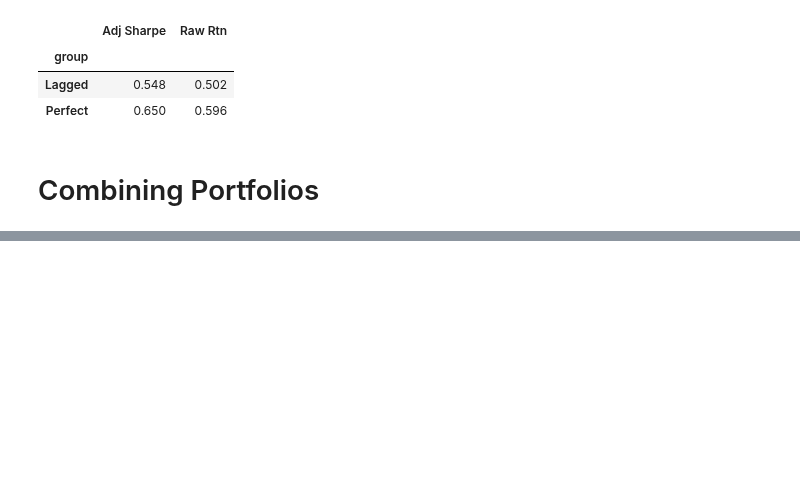
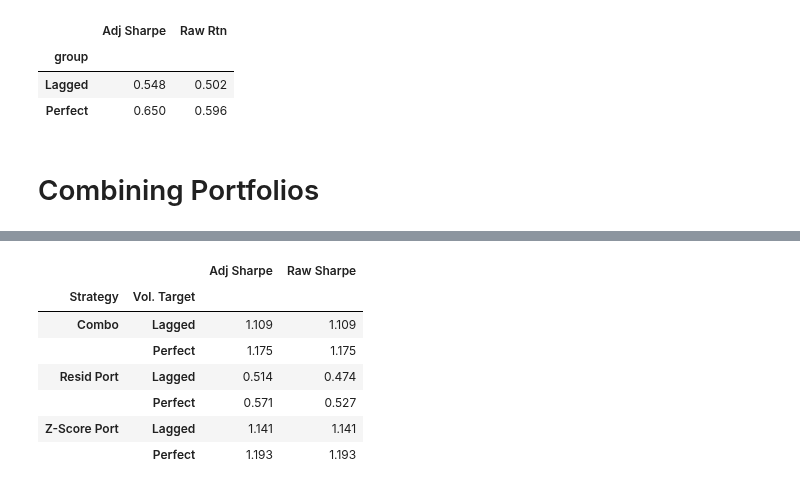
Before and after one commit to diegodalvarez/FXEquitySpillover, a Jupyter notebook: 1SignalStrategies.ipynb, the cells around one changed output, grey strips where cells are left out. Drawn from its saved outputs; the diff is of its cells as text; code cells hidden in the pictures; blank space fills up the shorter version.

```diff
--- a/DeciledZScore.ipynb
+++ b/1SignalStrategies.ipynb
@@ -586,0 +666,33 @@ df_port = (df_combined.drop(
+# %%
+(df_combo_port.assign(
+    adj_val = lambda x: np.where(x.value != 0, x.value, np.nan)).
+    rename(columns = {
+        "variable": "port",
+        "value"   : "raw_val"}).
+    melt(id_vars = ["date", "vol_group", "port"]).
+    drop(columns = ["date"]).
+    groupby(["vol_group", "port", "variable"]).
+    agg(lambda x: x.mean() / x.std() * np.sqrt(252)).
+    reset_index().
+    assign(vol_group = lambda x: x.vol_group.str.capitalize()).
+    rename(columns = {
+        "variable" : "",
+        "vol_group": "Vol. Target",
+        "port"     : "Strategy"}).
+    replace({
+        "adj_val"   : "Adj Sharpe",
+        "raw_val"   : "Raw Sharpe",
+        "combined"  : "Combo",
+        "resid_rtn" : "Resid Port",
+        "zscore_rtn": "Z-Score Port"}).
+    pivot(index = ["Strategy", "Vol. Target"], columns = "", values = "value").
+    apply(lambda x: np.round(x,3)))
+# %% [output]
+|  |  | Adj Sharpe | Raw Sharpe |
+| Strategy | Vol. Target |  |  |
+| Combo | Lagged | 1.109 | 1.109 |
+|  | Perfect | 1.175 | 1.175 |
+| Resid Port | Lagged | 0.514 | 0.474 |
+|  | Perfect | 0.571 | 0.527 |
+| Z-Score Port | Lagged | 1.141 | 1.141 |
+|  | Perfect | 1.193 | 1.193 |
```
Also changed, not shown: parts of 14 cells of this notebook, 1 other file.
